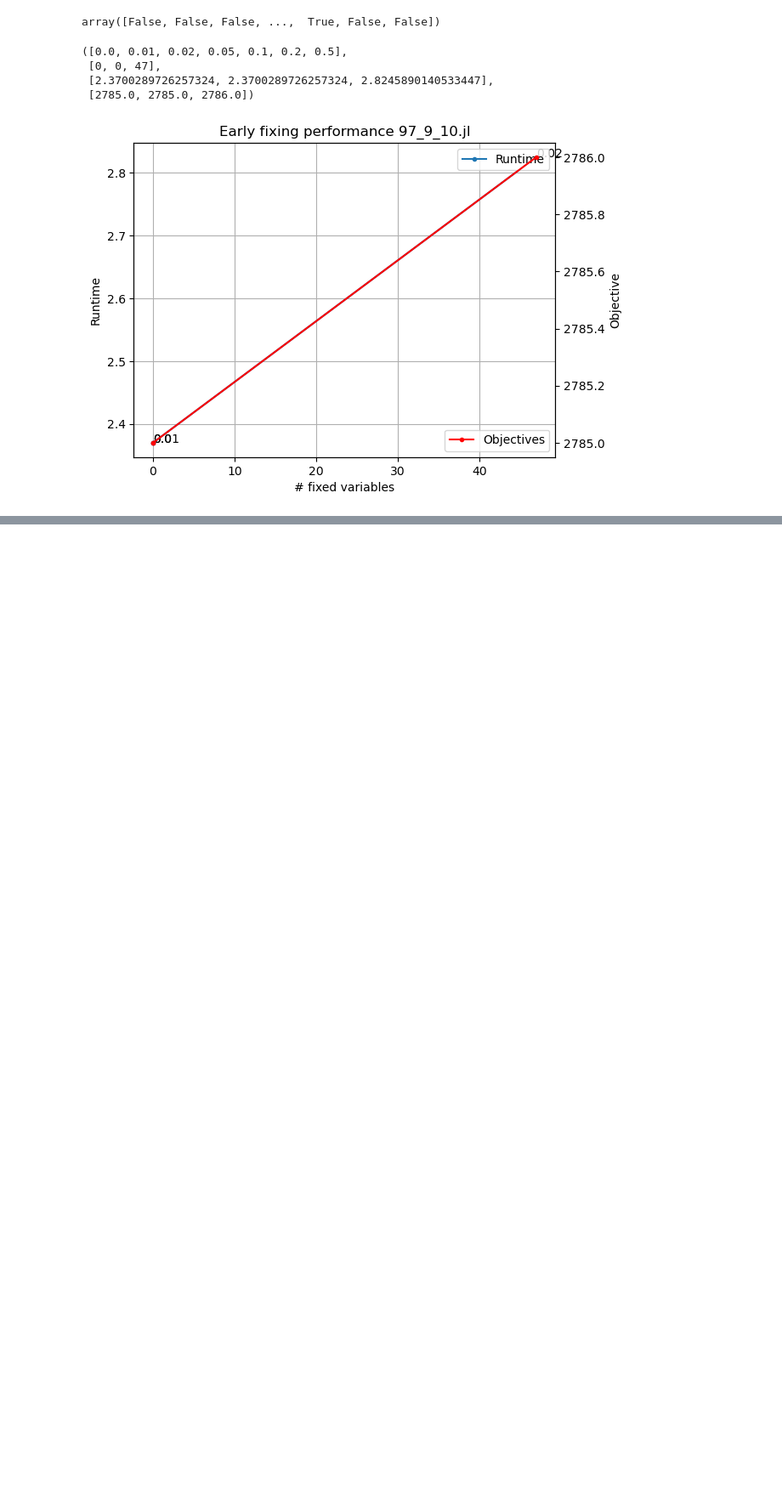
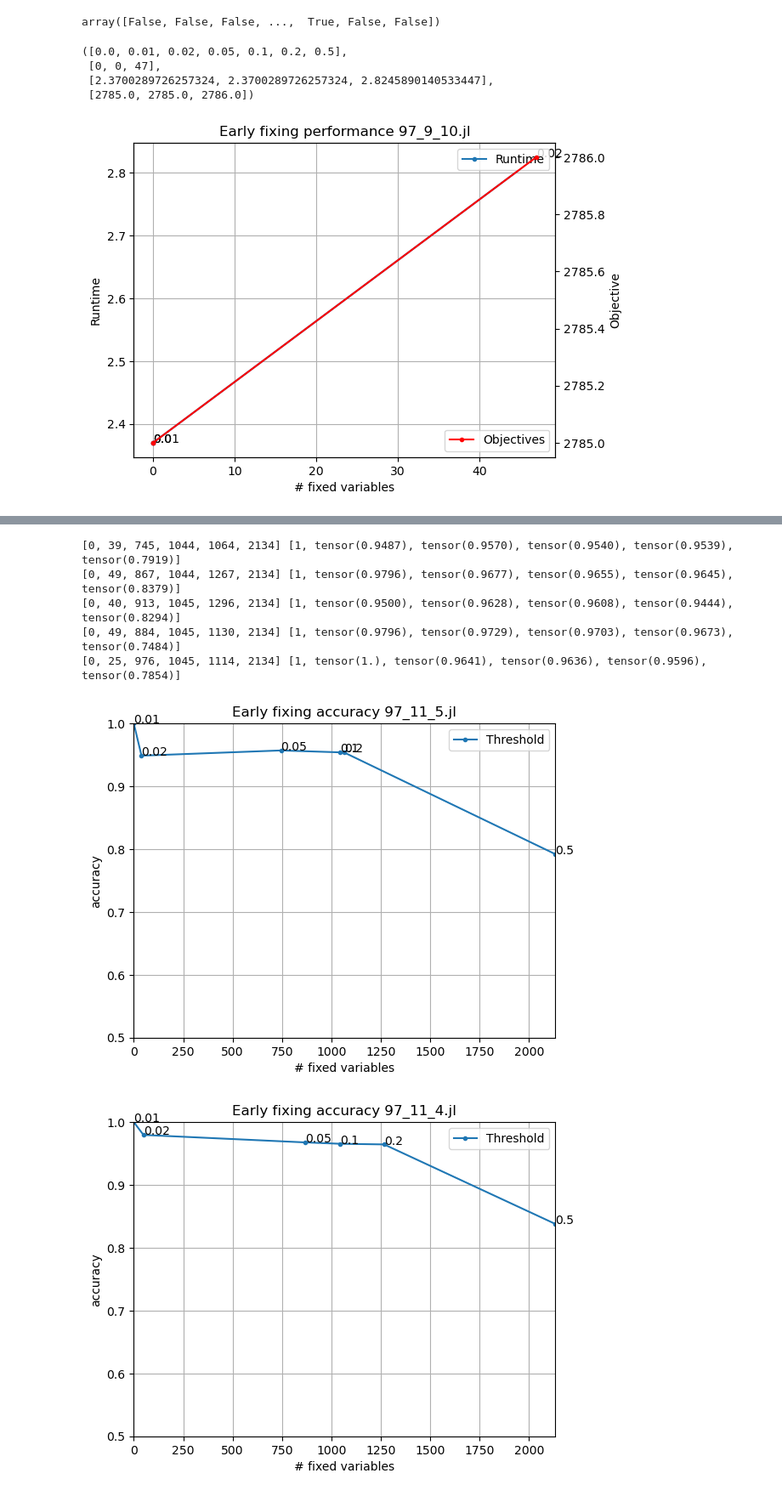
Before and after one commit to gos-ufsc/sat-gnn, a Jupyter notebook: notebooks/1.1-bmp-full-instances-early-fixing.ipynb, the cells around one changed output, grey strips where cells are left out. Shown at 85% size. Saved outputs shown, nothing was run; the diff lists cells and outputs as text; code cells hidden in the pictures; blank space fills up the shorter version.

Commit message:
evaluate ood (larger instances) generalization

```diff
--- a/notebooks/1.1-bmp-full-instances-early-fixing.ipynb
+++ b/notebooks/1.1-bmp-full-instances-early-fixing.ipynb
@@ -431,0 +440,22 @@ get_ef_feas_times(g2_batch, x2s, instances[1], name=instances[1].name)
+# %%
+instances = list(Path('../data/raw').glob('97_11*.jl'))  # test instances only
+
+with open('../97_11_opts.pkl', 'rb') as f:
+    opts = pickle.load(f)
+
+net = InstanceGCN(2, readout_op=None)
+net = load_from_wandb(net, '551sykdm', 'sat-gnn', 'model_last')
+net.eval()
+
+opts = [opts[i.name]['sol'] for i in instances]
+ds = InstanceEarlyFixingDataset(
+    [load_instance(i) for i in instances],
+    opts,
+    samples_per_problem=10,
+)
+
+gs = ds.gs
+
+xs_opt = [torch.from_numpy(opt) for opt in opts]
+
+gs
@@ -431,0 +478,15 @@ get_ef_feas_times(g2_batch, x2s, instances[1], name=instances[1].name)
+# %%
+xs = [torch.randint(0, 2, (100, 2134)) for _ in gs]
+g_batches = [create_batch(g, x) for g, x in zip(gs, xs)]
+
+for g_batch, x, x_opt, instance in zip(g_batches, xs, xs_opt, instances):
+    _, ns, accs = get_ef_accuracy(g_batch, x, x_opt, name=instance.name)
+    print(ns, accs)
+# %% [output]
+[0, 39, 745, 1044, 1064, 2134] [1, tensor(0.9487), tensor(0.9570), tensor(0.9540), tensor(0.9539), tensor(0.7919)]
+[0, 49, 867, 1044, 1267, 2134] [1, tensor(0.9796), tensor(0.9677), tensor(0.9655), tensor(0.9645), tensor(0.8379)]
+[0, 40, 913, 1045, 1296, 2134] [1, tensor(0.9500), tensor(0.9628), tensor(0.9608), tensor(0.9444), tensor(0.8294)]
+[0, 49, 884, 1045, 1130, 2134] [1, tensor(0.9796), tensor(0.9729), tensor(0.9703), tensor(0.9673), tensor(0.7484)]
+[0, 25, 976, 1045, 1114, 2134] [1, tensor(1.), tensor(0.9641), tensor(0.9636), tensor(0.9596), tensor(0.7854)]
+[figure, added]
+[figure, added]
```
Also changed, not shown: parts of 14 cells of this notebook, 2 other files.
